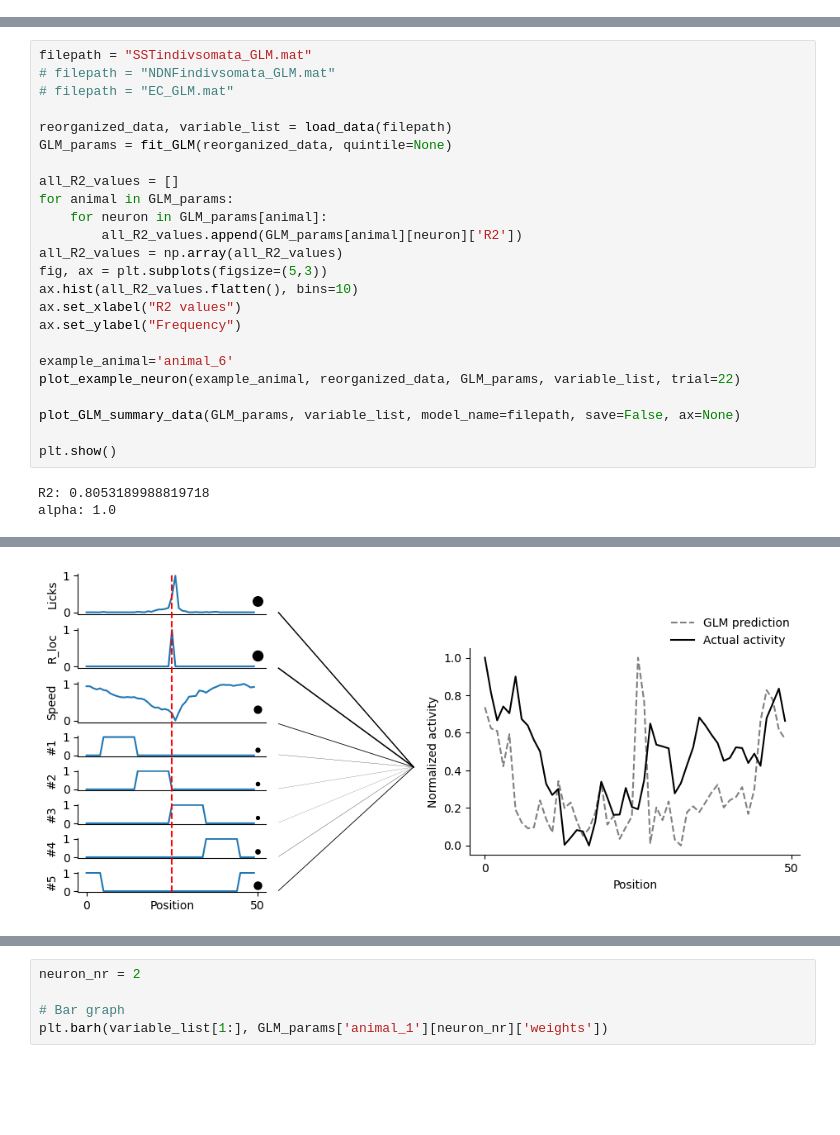
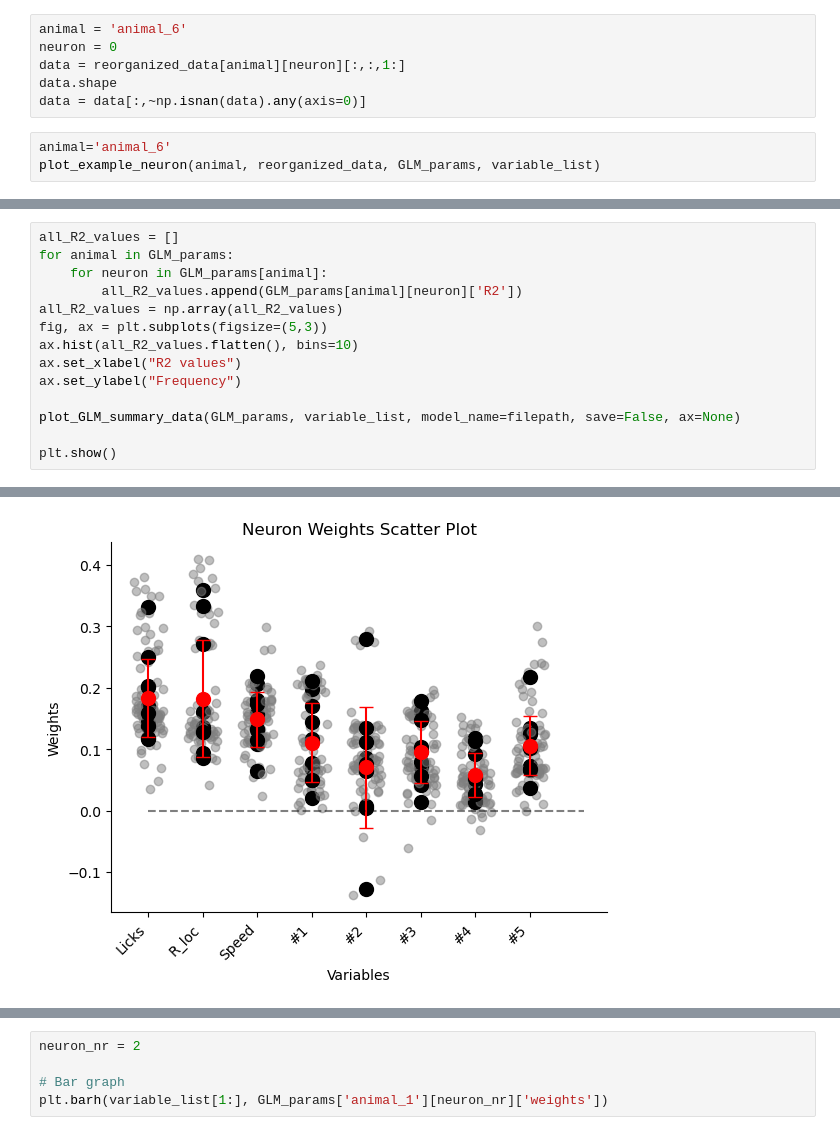
Before and after one commit to Milstein-Lab/CA1-interneuron-GLM, a Jupyter notebook: GLM_analysis_scratchpad2.ipynb, the cells around one changed output, grey strips where cells are left out. Saved outputs shown, nothing was run; the diff lists cells and outputs as text; blank space fills up the shorter version.

Commit message:
merging edits to plot_example_neuron

```diff
--- a/GLM_analysis_scratchpad2.ipynb
+++ b/GLM_analysis_scratchpad2.ipynb
@@ -23,0 +34,9 @@ plt.rcParams.update({'font.size': 10,
+# %%
+animal = 'animal_6'
+neuron = 0
+data = reorganized_data[animal][neuron][:,:,1:]
+data.shape
+data = data[:,~np.isnan(data).any(axis=0)]
+# %%
+animal='animal_6'
+plot_example_neuron(animal, reorganized_data, GLM_params, variable_list)
@@ -24,29 +47,17 @@ plt.rcParams.update({'font.size': 10,
 # %%
-filepath = "SSTindivsomata_GLM.mat"
-# filepath = "NDNFindivsomata_GLM.mat"
-# filepath = "EC_GLM.mat"
-
-reorganized_data, variable_list = load_data(filepath)
-GLM_params = fit_GLM(reorganized_data, quintile=None)
-
 all_R2_values = []
 for animal in GLM_params:
     for neuron in GLM_params[animal]:
         all_R2_values.append(GLM_params[animal][neuron]['R2'])
 all_R2_values = np.array(all_R2_values)
 fig, ax = plt.subplots(figsize=(5,3))
 ax.hist(all_R2_values.flatten(), bins=10)
 ax.set_xlabel("R2 values")
 ax.set_ylabel("Frequency")
 
-example_animal='animal_6'
-plot_example_neuron(example_animal, reorganized_data, GLM_params, variable_list, trial=22)
-
 plot_GLM_summary_data(GLM_params, variable_list, model_name=filepath, save=False, ax=None)
 
 plt.show()
 # %% [output]
-R2: 0.8053189988819718
-alpha: 1.0
 [figure]
-[figure, old version]
+[figure, new version]
```
Also changed, not shown: parts of 4 cells of this notebook, 1 other file.
